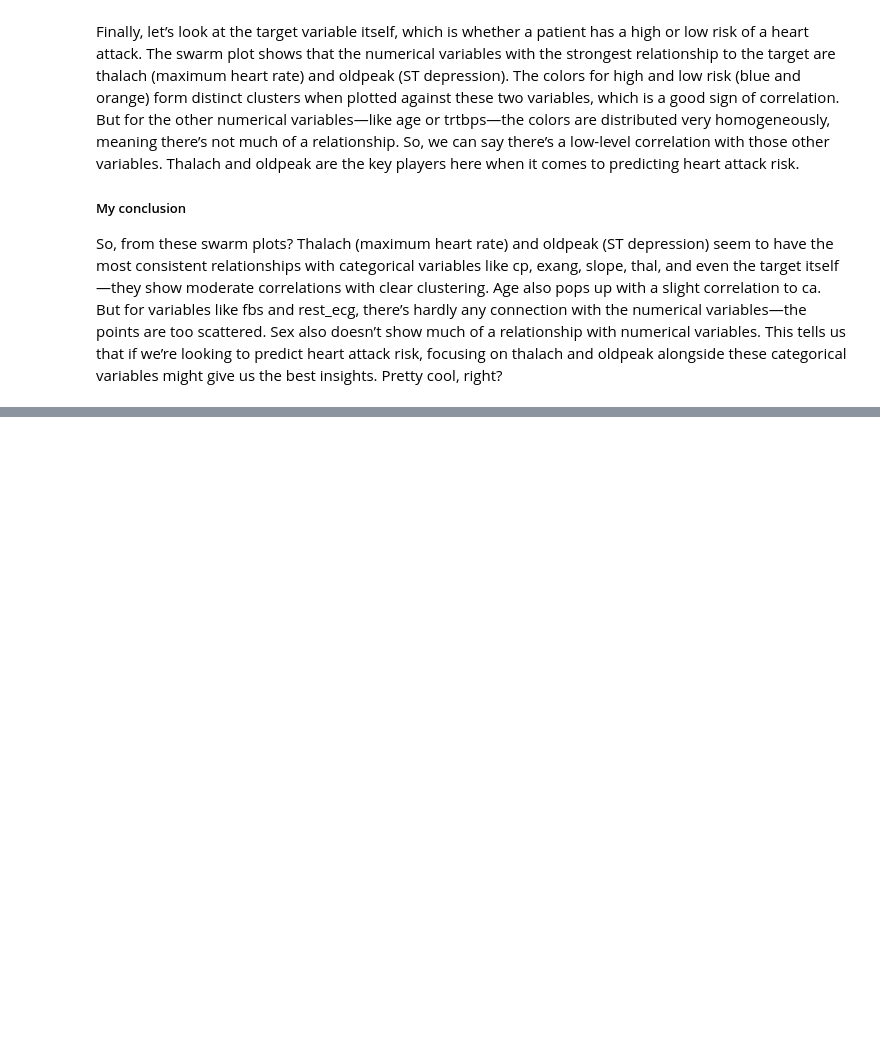
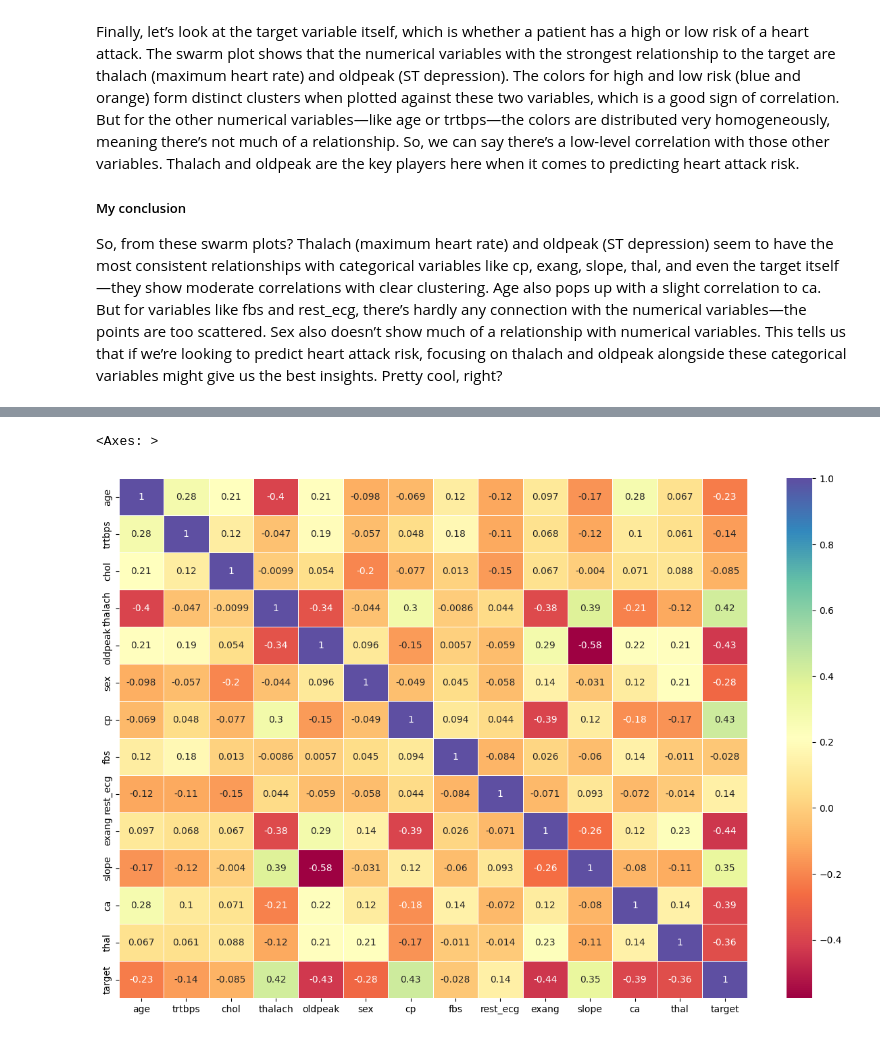
Before and after one commit to akhileshchoudary/Heart-Attack-Prediction-using-ML, a Jupyter notebook: heart-attack-prediction.ipynb, the cells around one changed output, grey strips where cells are left out. Saved outputs shown, nothing was run; the diff lists cells and outputs as text; code cells hidden in the pictures; blank space fills up the shorter version.

```diff
--- a/heart-attack-prediction.ipynb
+++ b/heart-attack-prediction.ipynb
@@ -783,0 +802,2 @@ So, from these swarm plots? Thalach (maximum heart rate) and oldpeak (ST depress
+# %%
+df_new2 = pd.concat([df_scaled, df[categoric_var]], axis = 1)
@@ -783,0 +838,6 @@ So, from these swarm plots? Thalach (maximum heart rate) and oldpeak (ST depress
+# %%
+plt.figure(figsize = (15, 10))
+sns.heatmap(data = df_new2.corr(), cmap = "Spectral", annot = True, linewidths = 0.5)
+# %% [output]
+<Axes: >
+[figure, added]
```
Also changed, not shown: parts of 25 cells of this notebook.
